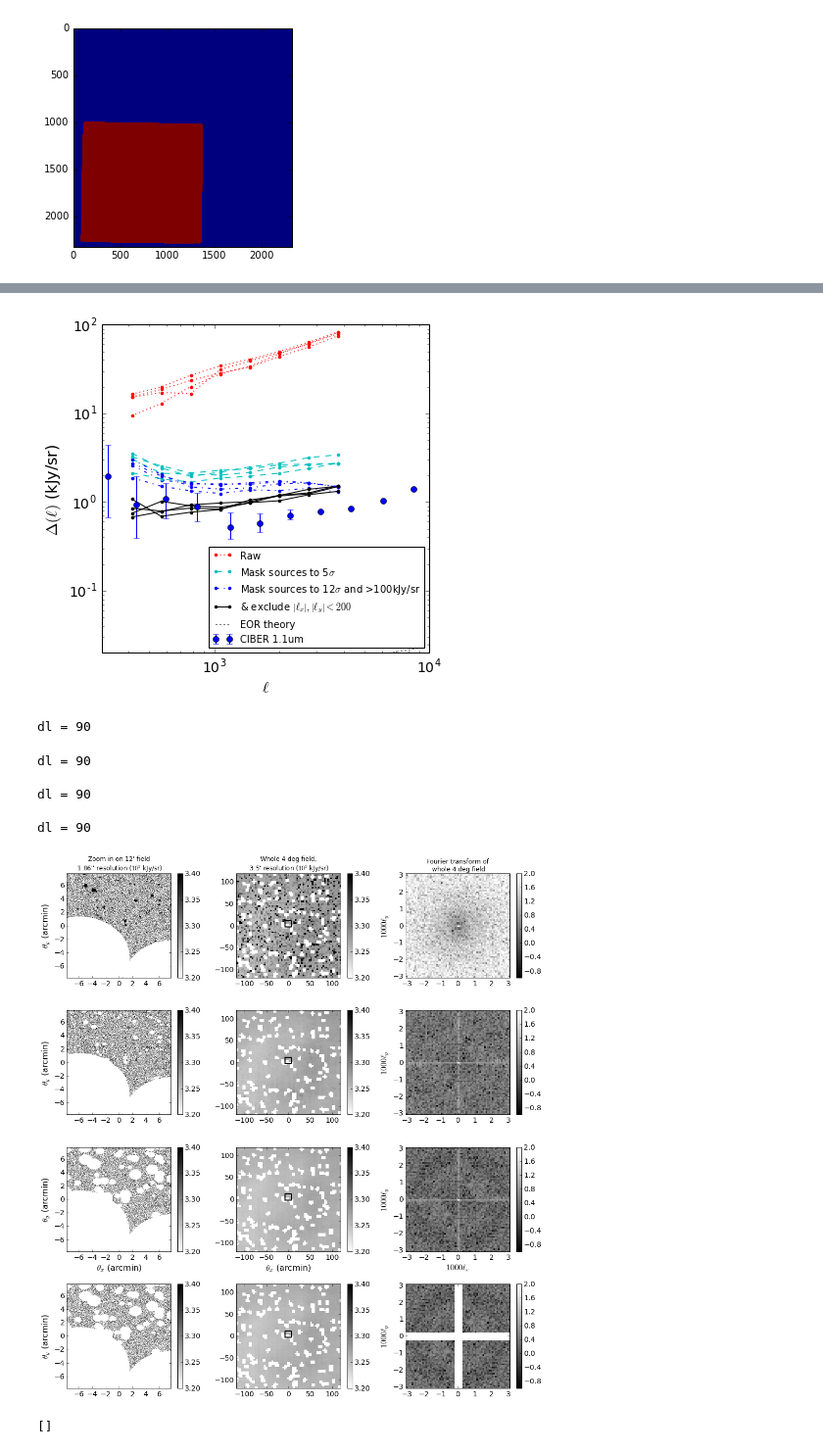
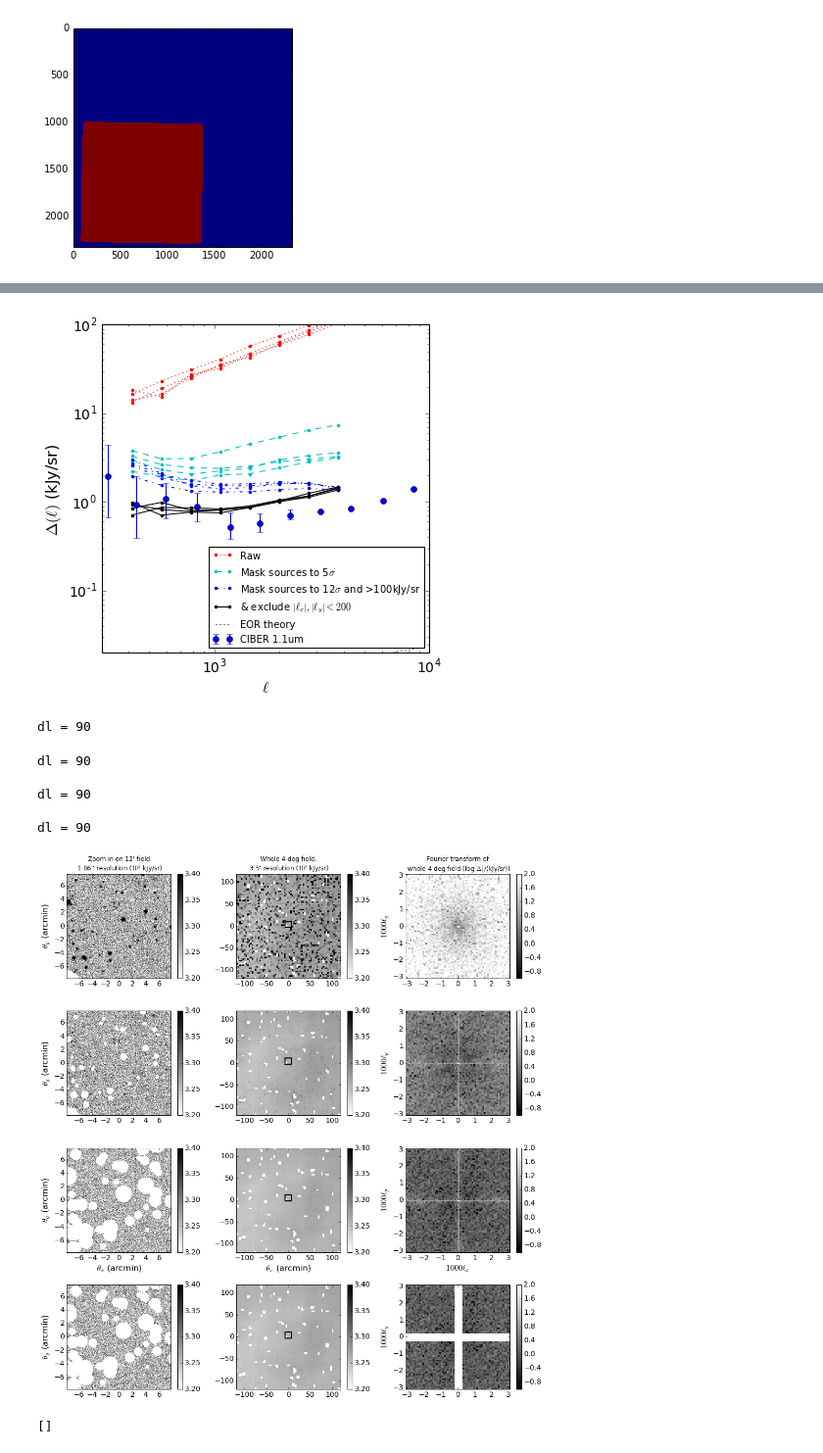
Before and after one commit to abrahamneben/21cmIRxcor, a Jupyter notebook: better_fg_masking_with_opt_pspec/big_foreground_masking_study.ipynb, the cells around one changed output, grey strips where cells are left out. Shown at 98% size. Drawn from its saved outputs; the diff is of its cells as text; code cells hidden in the pictures.

Commit message:
new plots

```diff
--- a/better_fg_masking_with_opt_pspec/big_foreground_masking_study.ipynb
+++ b/better_fg_masking_with_opt_pspec/big_foreground_masking_study.ipynb
@@ -360,26 +381,27 @@ def rawimg2pspec(img,w,secat,mask_coef1=10,mask_coef2=12,mask_above_median_adu_p
 nbins = 8
 
 lbins_pspec_img_zoom_list = [[],[],[],[]]
-
-max_adu = 25000
-mask_rad_asec_around_max_adu = 350
-
+max_adu = 45000
+mask_rad_asec_around_max_adu = 250
 for i in range(4):
-    lbins_pspec_img_zoom_list[i].append(rawimg2pspec(imgs[i],ws[i],secats[i],mask_coef1=0,mask_coef2=0,mask_above_median_adu_plus=1.e9,\
+    lbins_pspec_img_zoom_list[i].append(rawimg2pspec(imgs[i],ws[i],analysis_names[i],secats[i],mask_coef1=0,mask_coef2=0,mask_above_median_adu_plus=1.e9,\
                     min_fraction_unmasked=.1,ps_method='oqe',filt_small_lx_and_ly_bins=False,pguess_method='zemcov',nbins=nbins,\
                     max_adu=max_adu,mask_rad_asec_around_max_adu=mask_rad_asec_around_max_adu))
 
-    lbins_pspec_img_zoom_list[i].append(rawimg2pspec(imgs[i],ws[i],secats[i],mask_coef1=0,mask_coef2=5,mask_above_median_adu_plus=1.e9,\
+    lbins_pspec_img_zoom_list[i].append(rawimg2pspec(imgs[i],ws[i],analysis_names[i],secats[i],mask_coef1=0,mask_coef2=5,mask_above_median_adu_plus=1.e9,\
                     min_fraction_unmasked=.1,ps_method='oqe',filt_small_lx_and_ly_bins=False,pguess_method='zemcov',nbins=nbins,\
                     max_adu=max_adu,mask_rad_asec_around_max_adu=mask_rad_asec_around_max_adu))
 
-    lbins_pspec_img_zoom_list[i].append(rawimg2pspec(imgs[i],ws[i],secats[i],mask_coef1=0,mask_coef2=12,mask_above_median_adu_plus=10.,\
+    lbins_pspec_img_zoom_list[i].append(rawimg2pspec(imgs[i],ws[i],analysis_names[i],secats[i],mask_coef1=0,mask_coef2=12,mask_above_median_adu_plus=10.,\
                     min_fraction_unmasked=.1,ps_method='oqe',filt_small_lx_and_ly_bins=False,pguess_method='zemcov',nbins=nbins,\
                     max_adu=max_adu,mask_rad_asec_around_max_adu=mask_rad_asec_around_max_adu))
 
-    lbins_pspec_img_zoom_list[i].append(rawimg2pspec(imgs[i],ws[i],secats[i],mask_coef1=0,mask_coef2=12,mask_above_median_adu_plus=10.,\
+    lbins_pspec_img_zoom_list[i].append(rawimg2pspec(imgs[i],ws[i],analysis_names[i],secats[i],mask_coef1=0,mask_coef2=12,mask_above_median_adu_plus=10.,\
                     min_fraction_unmasked=.1,ps_method='oqe',filt_small_lx_and_ly_bins=True,pguess_method='zemcov',nbins=nbins,\
                     max_adu=max_adu,mask_rad_asec_around_max_adu=mask_rad_asec_around_max_adu))
+
+d = '/home/abrahamn/xcor_data/analysis/ATLAS_mwa57694_rereduction/'
+pickle.dump( lbins_pspec_img_zoom_list, open( d+"lbins_pspec_img_zoom_list_4frames_2.p", "wb" ) )
 # %% [output]
 masking sources
 0.000  0.049  0.098  0.147  0.196  0.245  0.295  0.344  0.393  0.442  0.491  0.540  0.589  0.638  0.687  0.736  0.786  0.835  0.884  0.933  0.982  masking around nearly saturated pixels
@@ -442,7 +454,7 @@ labels = ['Raw','Mask sources to 5$\sigma$','Mask sources to 12$\sigma$ and >100
 for framei in range(4):
     for j in range(4):
         l = labels[j] if framei == 0 else ''
-        lbins,pspec,img_kjy_per_sr_meansub,masked_img_zoom = lbins_pspec_img_zoom_list[framei][j]
+        lbins,pspec,img_kjy_per_sr_meansub,masked_img_zoom,params = lbins_pspec_img_zoom_list[framei][j]
         plt.loglog(lbins,sqrt(lbins**2*pspec/(2*pi)),stys[j],label=l)
 
 plt.errorbar(ell_Cell_ciber[1::3,0],ell_Cell_ciber[1::3,1],yerr=[np.abs(ell_Cell_ciber[1::3,1]-ell_Cell_ciber[0::3,1]),\
@@ -456,9 +468,9 @@ plt.xlim([300,1.e4])
 plt.xlabel('$\ell$',fontsize=16)
 plt.ylabel('$\Delta(\ell)$ (kJy/sr)',fontsize=16)
 
-plt.savefig('big_foreground_masking_study_pspecs.pdf',bbox_inches='tight')
+plt.savefig('big_foreground_masking_study_pspecs_2.pdf',bbox_inches='tight')
 # %% [output]
-[figure, old version]
+[figure, new version]
 # %%
 fig = plt.figure(figsize=(14,15))
 
@@ -469,12 +481,11 @@ adu2kjy_per_sr = 3.631*(10**(-magzpt/2.5))/exp_time_sec/dtheta_rad**2
 transFigure = fig.transFigure.inverted()
 
 for j in range(4):
-    lbins,pspec,img_kjy_per_sr,masked_img_zoom = lbins_pspec_img_zoom_list[0][j]
+    lbins,pspec,img_kjy_per_sr,masked_img_zoom,params = lbins_pspec_img_zoom_list[0][j]
 
     plt.subplot(4,3,3*j+1)
     ax1 = plt.gca()
-    d=500
-    plt.imshow(adu2kjy_per_sr*masked_img_zoom[0:d,200:200+d]/1.e3,interpolation='nearest',cmap='gray_r',rasterized=True,\
+    plt.imshow(adu2kjy_per_sr*masked_img_zoom[0:300,300:600]/1.e3,interpolation='nearest',cmap='gray_r',rasterized=True,\
               vmin=3.2,vmax=3.4,extent=[-asec_per_pixel/60*d/2,asec_per_pixel/60*d/2,-asec_per_pixel/60*d/2,asec_per_pixel/60*d/2])
     cbar = plt.colorbar()
     cbar.set_ticks(3.2+.05*np.arange(5))
@@ -501,52 +512,43 @@ for j in range(4):
     plt.xlim([-dtheta_coarse_amin*n_coarse/2,dtheta_coarse_amin*n_coarse/2])
     plt.ylim([-dtheta_coarse_amin*n_coarse/2,dtheta_coarse_amin*n_coarse/2])
 
-#     # draw lines for zoom box
-
-#     coord1 = transFigure.transform(ax1.transData.transform([0,0]))
-#     coord2 = transFigure.transform(ax2.transData.transform([-2*dtheta_coarse_amin,-2*dtheta_coarse_amin+dy]))
-
-#     line = matplotlib.lines.Line2D((coord1[0],coord2[0]),(coord1[1],coord2[1]),
-#                                    transform=fig.transFigure)
-#     fig.lines.append(line,)
-
-    ##################################################
+    ###################################################
     plt.subplot(4,3,3*j+3)
     pspec_norm = (dtheta_coarse_rad**2)/(n_coarse**2)
     img_kjy_per_sr_meansub = array(img_kjy_per_sr)
     img_kjy_per_sr_meansub[img_kjy_per_sr_meansub!=0] -= np.mean(img_kjy_per_sr_meansub[img_kjy_per_sr_meansub!=0])
     pspec2d = np.abs(np.fft.fft2(img_kjy_per_sr_meansub))**2*pspec_norm
 
     lvals = fft.fftfreq(n_coarse)*2*pi/dtheta_coarse_rad # ell values
     dl = np.abs(lvals[1]-lvals[0])
     print('\ndl = %d'%(lvals[1]-lvals[0]))
     lxgrid,lygrid = meshgrid(lvals,lvals)
     lmaggrid = sqrt(lxgrid**2+lygrid**2)
     delta = np.fft.fftshift(sqrt(lmaggrid**2*pspec2d/(2*pi)))
 
     if j == 3: delta *= 1.*np.fft.fftshift((np.abs(lxgrid)>2*dl)*(np.abs(lygrid)>2*dl))
 
     plt.imshow(np.log10(delta),vmin=-1,vmax=2,rasterized=True,\
                interpolation='nearest',cmap='gray',extent=[-n_coarse/2*dl/1.e3,n_coarse/2*dl/1.e3,-n_coarse/2*dl/1.e3,n_coarse/2*dl/1.e3])
-    if j == 0: plt.title('Fourier transform of\n whole 4 deg field',fontsize=12)
+    if j == 0: plt.title('Fourier transform of\n whole 4 deg field (log $\Delta(\vec{\ell}}$/(kJy/sr))',fontsize=12)
     plt.ylabel('$1000\ell_y$',fontsize=16)
     if j == 2: plt.xlabel('$1000\ell_x$',fontsize=16)
     plt.colorbar()
 
 
     plt.xlim([-n_coarse/2*dl/1.e3,n_coarse/2*dl/1.e3])
     plt.ylim([-n_coarse/2*dl/1.e3,n_coarse/2*dl/1.e3])
 
 plt.tight_layout()
-#plt.savefig('big_foreground_masking_study.pdf',bbox_inches='tight')
+plt.savefig('big_foreground_masking_study_2.pdf',bbox_inches='tight')
 # %% [output]
 dl = 90
 dl = 90
 
 dl = 90
 
 dl = 90
-[figure, old version]
+[figure, new version]
 # %%
 fig.lines
 # %% [output]
```
Also changed, not shown: parts of 4 cells of this notebook, 4 other files.
